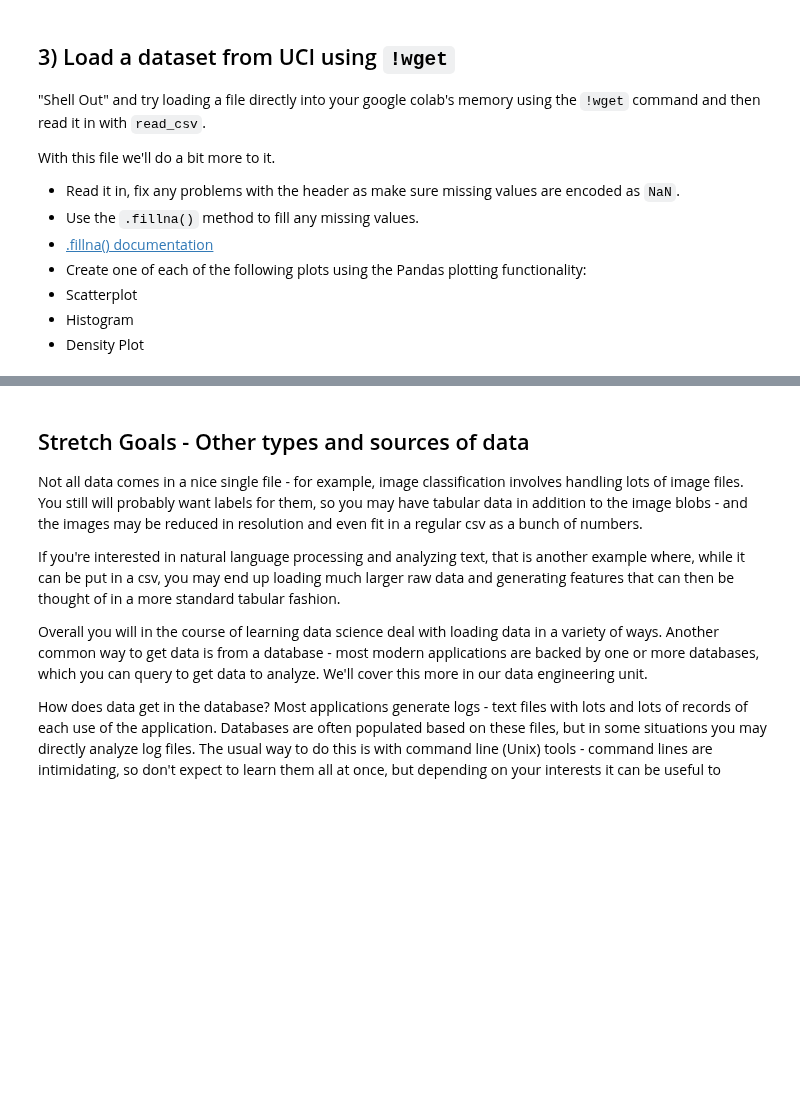
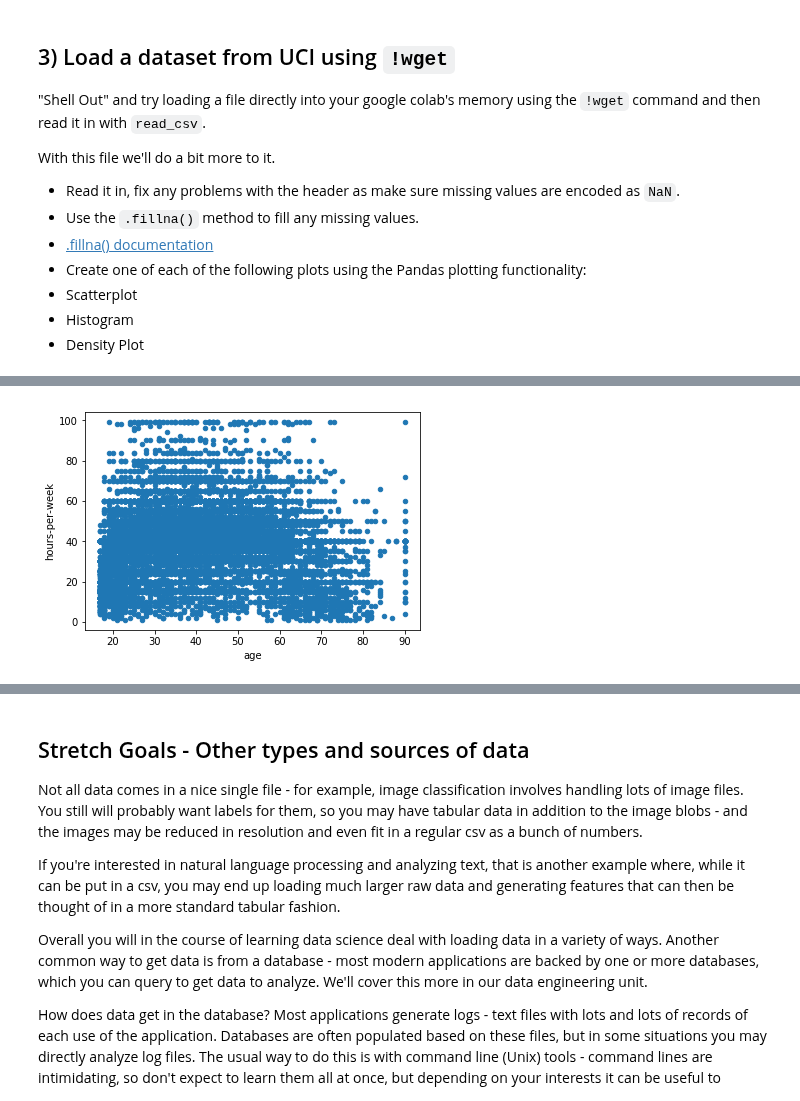
Before and after one commit to bloominstituteoftechnology/DS-Unit-1-Sprint-1-Dealing-With-Data, a Jupyter notebook: module2-loadingdata/LS_DS_112_Loading_Data_Assignment.ipynb, the cells around one changed output, grey strips where cells are left out. Cells and saved outputs as stored; diff of their text form; code cells hidden in the pictures; blank space fills up the shorter version.

Commit message:
loading_data_Assn_Bhavani_Rajan

```diff
--- a/module2-loadingdata/LS_DS_112_Loading_Data_Assignment.ipynb
+++ b/module2-loadingdata/LS_DS_112_Loading_Data_Assignment.ipynb
@@ -45,0 +165,9 @@ With this file we'll do a bit more to it.
+# %%
+# Read correct values
+column_headers = ['age', 'workclass', 'fnlwgt', 'education', 'education-num',
+                 'marital-status', 'occupation', 'relationship', 'race', 'sex',
+                 'capital-gain', 'capital-loss', 'hours-per-week',
+                 'native-country', 'income']
+df = pd.read_csv('adult.data.1',names = column_headers,na_values=' ?')
+print(df.shape)
+df.head(15)
@@ -45,0 +214,5 @@ With this file we'll do a bit more to it.
+# %%
+# Scatter Plot
+df.plot.scatter('age','hours-per-week');
+# %% [output]
+[figure, added]
```
Also changed, not shown: parts of 15 cells of this notebook.
